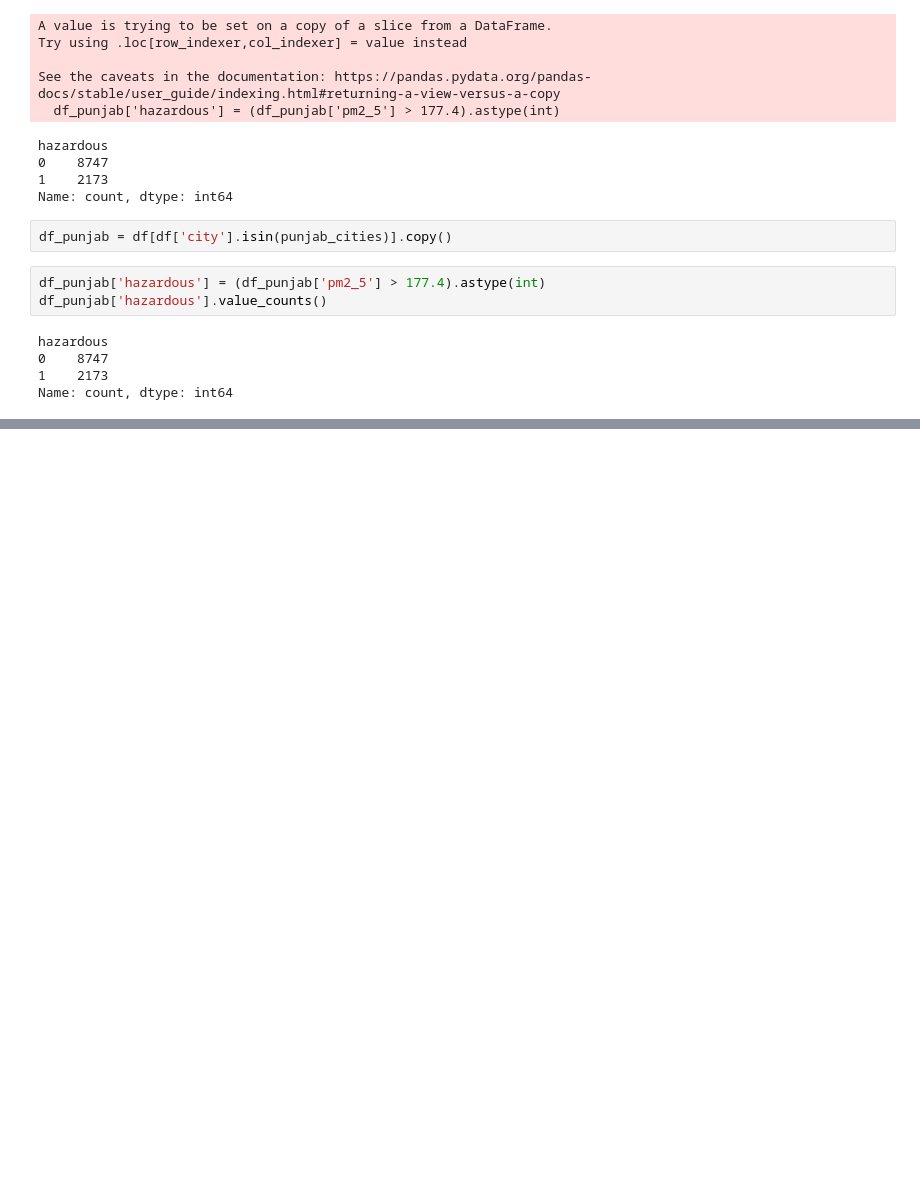
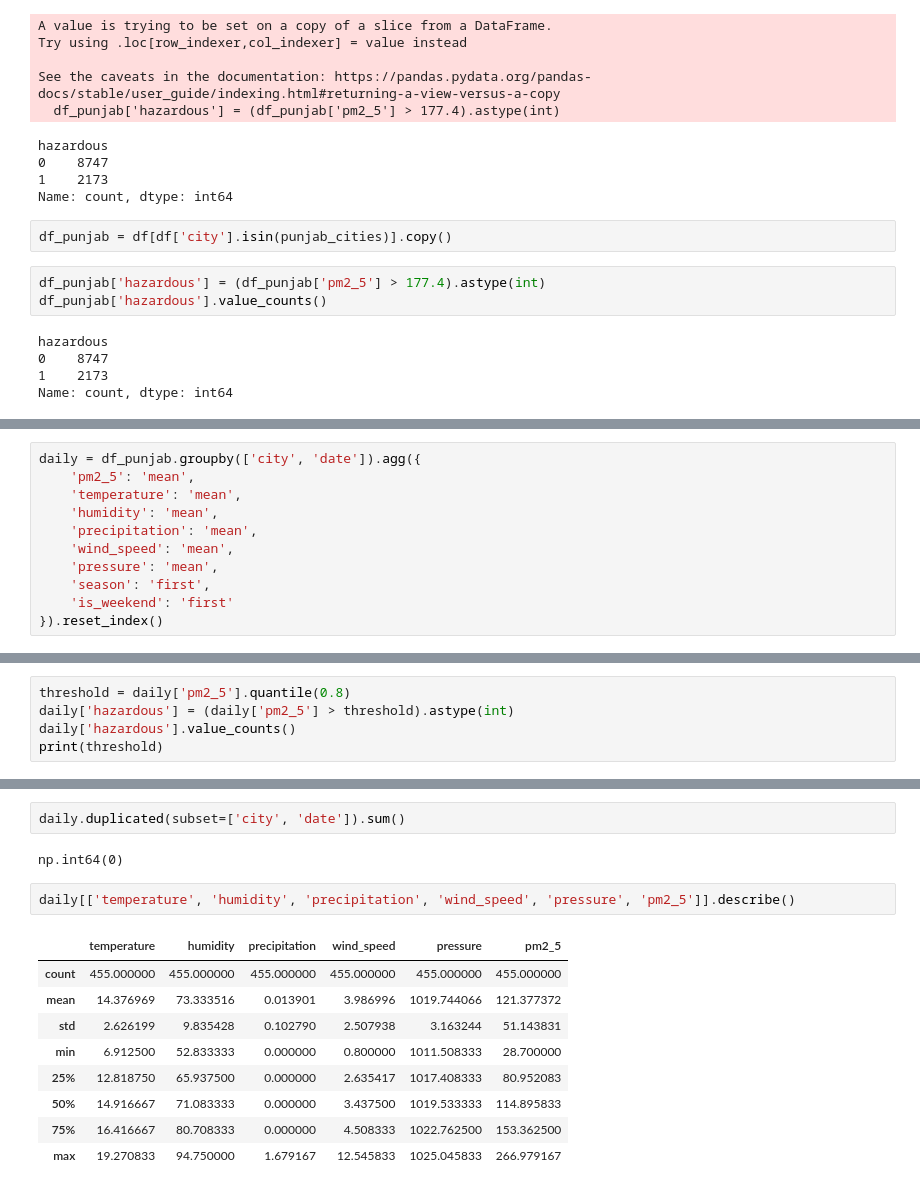
Before and after one commit to zenab-s/lahore-smog-prediction, a Jupyter notebook: notebooks/01_data_exploration.ipynb, the cells around one changed output, grey strips where cells are left out. Saved outputs shown, nothing was run; the diff lists cells and outputs as text; blank space fills up the shorter version.

Commit message:
Aggregate to daily granularity, recompute hazard threshold, investigate flat weather days and precipitation-hazard relationship

```diff
--- a/notebooks/01_data_exploration.ipynb
+++ b/notebooks/01_data_exploration.ipynb
@@ -214,0 +257,11 @@ Name: count, dtype: int64
+# %%
+daily = df_punjab.groupby(['city', 'date']).agg({
+    'pm2_5': 'mean',
+    'temperature': 'mean',
+    'humidity': 'mean',
+    'precipitation': 'mean',
+    'wind_speed': 'mean',
+    'pressure': 'mean',
+    'season': 'first',
+    'is_weekend': 'first'
+}).reset_index()
@@ -214,0 +346,5 @@ Name: count, dtype: int64
+# %%
+threshold = daily['pm2_5'].quantile(0.8)
+daily['hazardous'] = (daily['pm2_5'] > threshold).astype(int)
+daily['hazardous'].value_counts()
+print(threshold)
@@ -214,0 +368,16 @@ Name: count, dtype: int64
+# %%
+daily.duplicated(subset=['city', 'date']).sum()
+# %% [output]
+np.int64(0)
+# %%
+daily[['temperature', 'humidity', 'precipitation', 'wind_speed', 'pressure', 'pm2_5']].describe()
+# %% [output]
+|  | temperature | humidity | precipitation | wind_speed | pressure | pm2_5 |
+| count | 455.000000 | 455.000000 | 455.000000 | 455.000000 | 455.000000 | 455.000000 |
+| mean | 14.376969 | 73.333516 | 0.013901 | 3.986996 | 1019.744066 | 121.377372 |
+| std | 2.626199 | 9.835428 | 0.102790 | 2.507938 | 3.163244 | 51.143831 |
+| min | 6.912500 | 52.833333 | 0.000000 | 0.800000 | 1011.508333 | 28.700000 |
+| 25% | 12.818750 | 65.937500 | 0.000000 | 2.635417 | 1017.408333 | 80.952083 |
+| 50% | 14.916667 | 71.083333 | 0.000000 | 3.437500 | 1019.533333 | 114.895833 |
+| 75% | 16.416667 | 80.708333 | 0.000000 | 4.508333 | 1022.762500 | 153.362500 |
+| max | 19.270833 | 94.750000 | 1.679167 | 12.545833 | 1025.045833 | 266.979167 |
```
Also changed, not shown: parts of 13 cells of this notebook.
